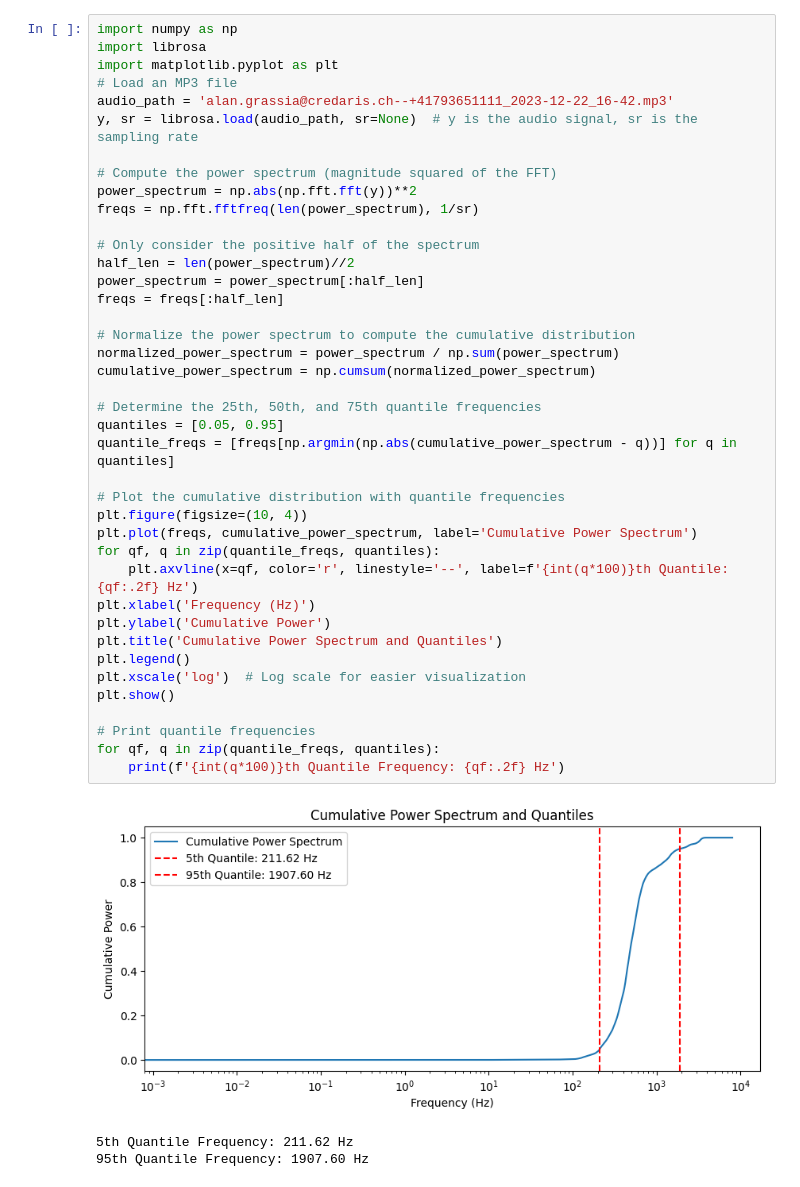
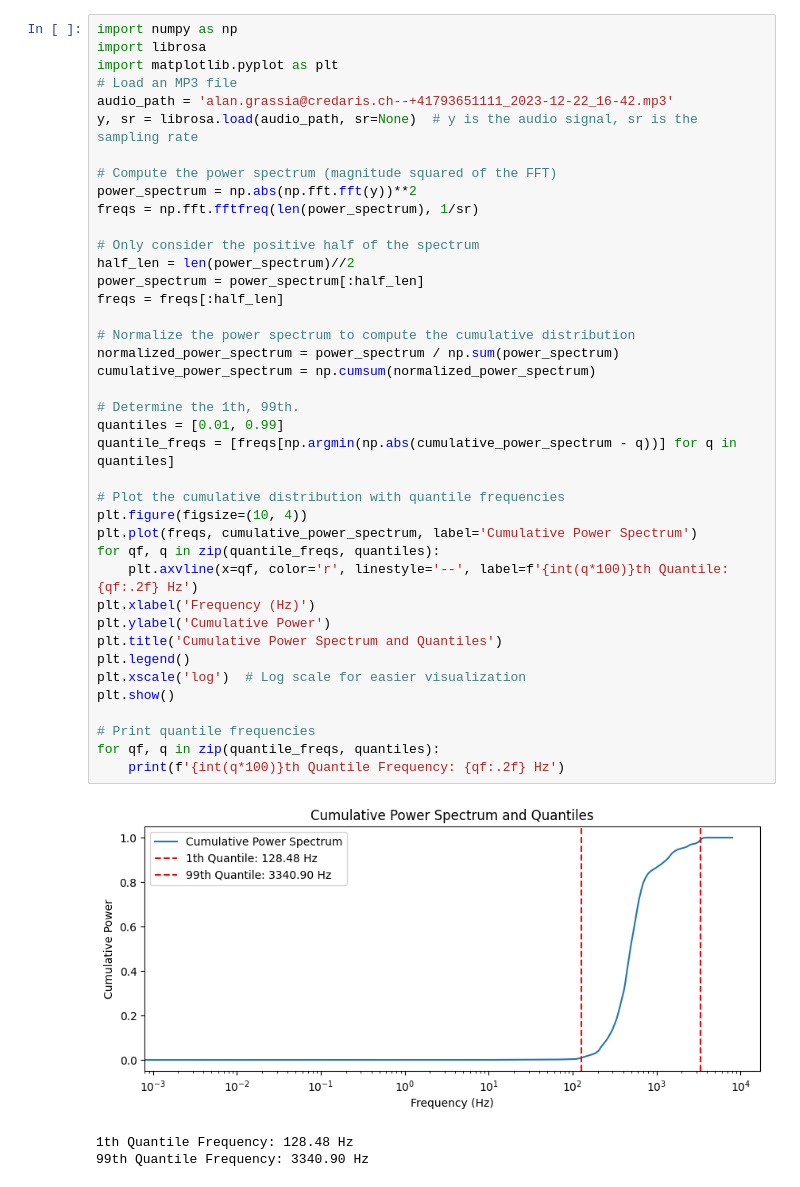
Before and after one commit to i4Ds/whisper-finetune, a Jupyter notebook: ananlyze_mp3.ipynb, the cells around one changed output. Drawn from its saved outputs; the diff is of its cells as text.

```diff
--- a/ananlyze_mp3.ipynb
+++ b/ananlyze_mp3.ipynb
@@ -10,35 +10,35 @@ y, sr = librosa.load(audio_path, sr=None)  # y is the audio signal, sr is the sa
 power_spectrum = np.abs(np.fft.fft(y))**2
 freqs = np.fft.fftfreq(len(power_spectrum), 1/sr)
 
 # Only consider the positive half of the spectrum
 half_len = len(power_spectrum)//2
 power_spectrum = power_spectrum[:half_len]
 freqs = freqs[:half_len]
 
 # Normalize the power spectrum to compute the cumulative distribution
 normalized_power_spectrum = power_spectrum / np.sum(power_spectrum)
 cumulative_power_spectrum = np.cumsum(normalized_power_spectrum)
 
-# Determine the 25th, 50th, and 75th quantile frequencies
-quantiles = [0.05, 0.95]
+# Determine the 1th, 99th.
+quantiles = [0.01, 0.99]
 quantile_freqs = [freqs[np.argmin(np.abs(cumulative_power_spectrum - q))] for q in quantiles]
 
 # Plot the cumulative distribution with quantile frequencies
 plt.figure(figsize=(10, 4))
 plt.plot(freqs, cumulative_power_spectrum, label='Cumulative Power Spectrum')
 for qf, q in zip(quantile_freqs, quantiles):
     plt.axvline(x=qf, color='r', linestyle='--', label=f'{int(q*100)}th Quantile: {qf:.2f} Hz')
 plt.xlabel('Frequency (Hz)')
 plt.ylabel('Cumulative Power')
 plt.title('Cumulative Power Spectrum and Quantiles')
 plt.legend()
 plt.xscale('log')  # Log scale for easier visualization
 plt.show()
 
 # Print quantile frequencies
 for qf, q in zip(quantile_freqs, quantiles):
     print(f'{int(q*100)}th Quantile Frequency: {qf:.2f} Hz')
 # %% [output]
-[figure, old version]
+[figure, new version]
-5th Quantile Frequency: 211.62 Hz
-95th Quantile Frequency: 1907.60 Hz
+1th Quantile Frequency: 128.48 Hz
+99th Quantile Frequency: 3340.90 Hz
```
Also changed, not shown: 1 other file.
